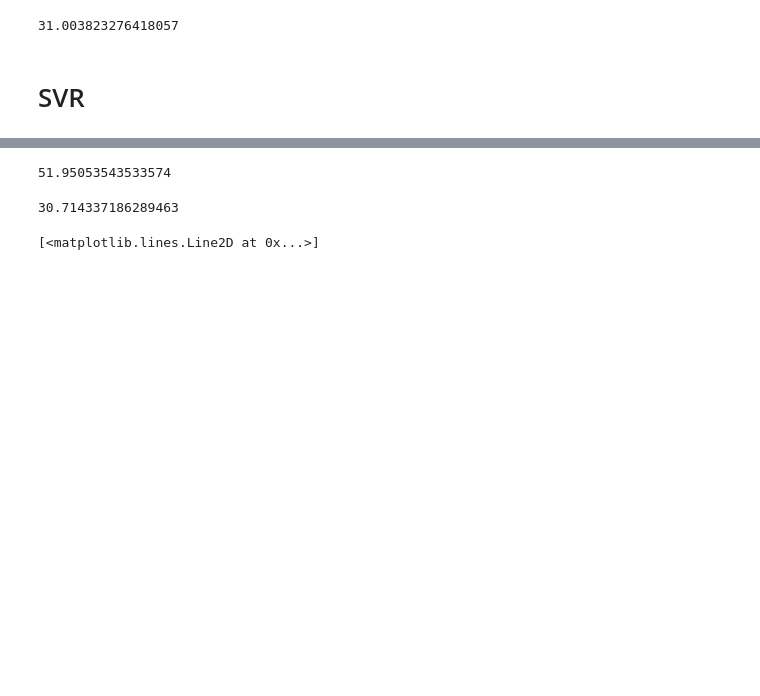
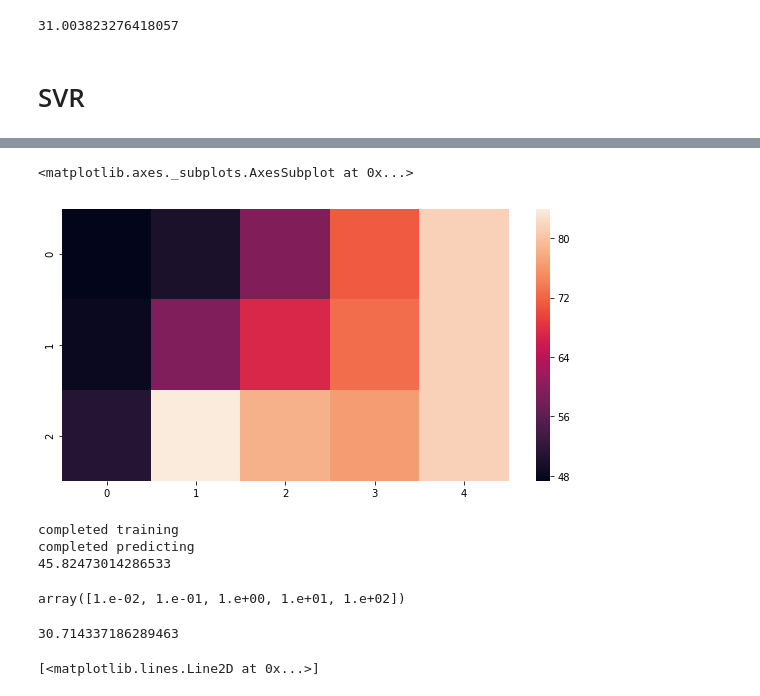
Before and after one commit to wukunkunhaha/Air-Quality, a Jupyter notebook: 大喵喵.ipynb, the cells around one changed output, grey strips where cells are left out. Cells and saved outputs as stored; diff of their text form; code cells hidden in the pictures; blank space fills up the shorter version.

Commit message:
Grid search

```diff
--- a/大喵喵.ipynb
+++ b/大喵喵.ipynb
@@ -219,3 +181,33 @@ RMSE
 # SVR
 # %%
 from sklearn import svm
+# %%
+# n_train_samples = 1000
+# n_test_samples = 500
+# train = values[:n_train_samples, :]
+# test = values[-n_test_samples:, :]
+
+# Grid search
+rmse_list = []
+C_list = [1e3, 1e4, 1e5]
+gamma_list = np.logspace( -6, -2, 5)
+rmse_matrix = np.zeros((len(C_list), len(gamma_list)))
+for i in range(1):
+    train, test = train_test_split(values, test_size=0.2)
+    train_X = train[:, :20]
+    train_y = train[:,20]
+    test_X = test[:, :20]
+    test_y = test[:,20]
+    for c_index, c in enumerate(C_list):
+        for g_index, g in enumerate(gamma_list):
+            print(c_index)
+            print(g_index)
+            clf = svm.SVR(kernel='rbf', C=c, gamma=g)
+            clf.fit(train_X, train_y)
+            print("completed training")
+            y_predict = clf.predict(test_X)
+            print("completed predicting")
+            RMSE = math.sqrt(mean_squared_error(y_predict, test_y))
+
+            rmse_matrix[c_index, g_index] = RMSE
+print(rmse_matrix)
@@ -222,21 +232,22 @@ from sklearn import svm
+# %%
+seaborn.heatmap(rmse_matrix)
+# %% [output]
+<matplotlib.axes._subplots.AxesSubplot at 0x...>
+[figure, added]
 # %%
-# n_train_samples = 1000
-# n_test_samples = 500
-# train = values[:n_train_samples, :]
-# test = values[-n_test_samples:, :]
-rmse_list = []
-for i in range(10):
-    train, test = train_test_split(values, test_size=0.2)
-    train_X = train[:, :20]
-    train_y = train[:,20]
-    test_X = test[:, :20]
-    test_y = test[:,20]
-    clf = svm.SVR(kernel='rbf', C=1e5, gamma=1e-6)
-    clf.fit(train_X, train_y)
-    y_predict = clf.predict(test_X)
-    m = mean_squared_error(y_predict, test_y)
-    RMSE = math.sqrt(m)
-    rmse_list.append(RMSE)
-print(np.mean(rmse_list))
+train, test = train_test_split(values, test_size=0.2)
+train_X = train[:, :20]
+train_y = train[:,20]
+test_X = test[:, :20]
+test_y = test[:,20]
+clf = svm.SVR(kernel='rbf', C=1e5, gamma=1e-6)
+clf.fit(train_X, train_y)
+print("completed training")
+y_predict = clf.predict(test_X)
+print("completed predicting")
+RMSE = math.sqrt(mean_squared_error(y_predict, test_y))
+print(RMSE)
 # %% [output]
-51.95053543533574
+completed training
+completed predicting
+45.82473014286533
@@ -245,3 +254,7 @@ y1_predict = clf.predict(test_X)
+# %%
+gamma_list
+# %% [output]
+array([1.e-02, 1.e-01, 1.e+00, 1.e+01, 1.e+02])
 # %%
 m1 = mean_squared_error(y1_predict, test_y)
 RMSE1 = math.sqrt(m1)
```
Also changed, not shown: parts of 7 cells of this notebook.
